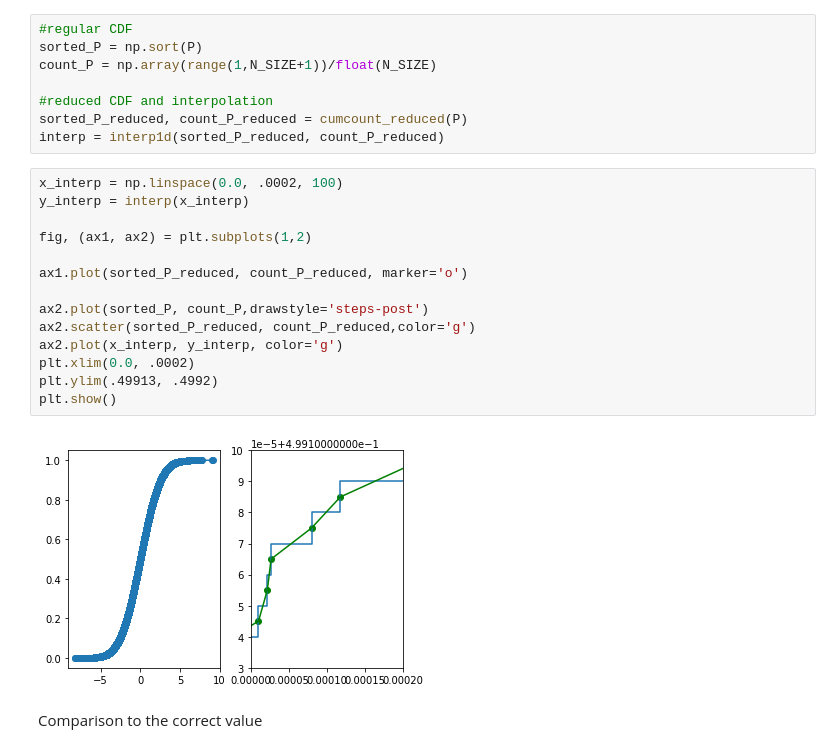
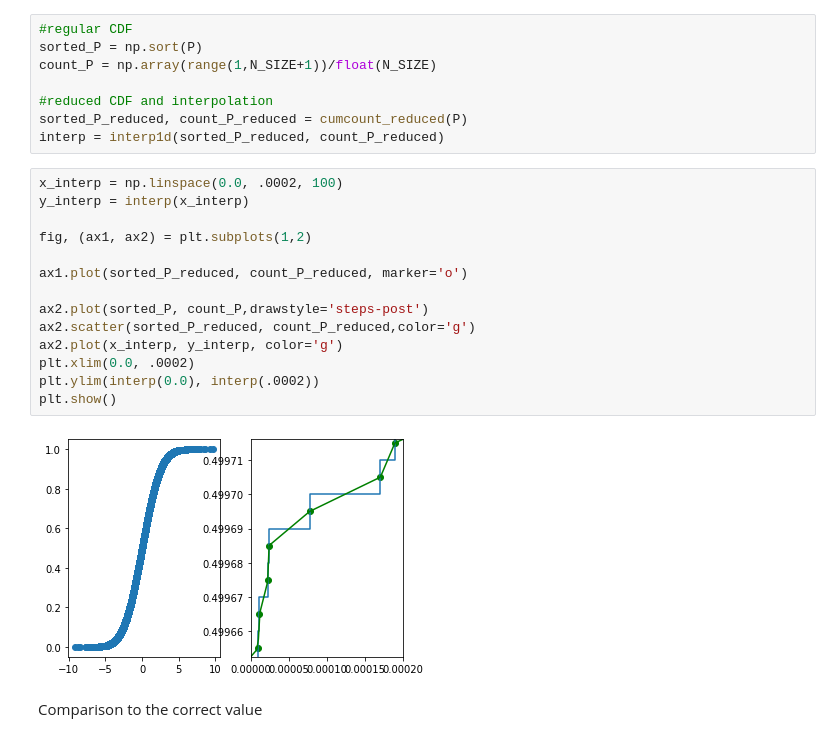
Before and after one commit to pedroharunari/KLD_estimation, a Jupyter notebook: kl_calculation.ipynb, the cells around one changed output. Saved outputs shown, nothing was run; the diff lists cells and outputs as text.

```diff
--- a/kl_calculation.ipynb
+++ b/kl_calculation.ipynb
@@ -85,19 +84,19 @@ interp = interp1d(sorted_P_reduced, count_P_reduced)
 # %%
 x_interp = np.linspace(0.0, .0002, 100)
 y_interp = interp(x_interp)
 
 fig, (ax1, ax2) = plt.subplots(1,2)
 
 ax1.plot(sorted_P_reduced, count_P_reduced, marker='o')
 
 ax2.plot(sorted_P, count_P,drawstyle='steps-post')
 ax2.scatter(sorted_P_reduced, count_P_reduced,color='g')
 ax2.plot(x_interp, y_interp, color='g')
 plt.xlim(0.0, .0002)
-plt.ylim(.49913, .4992)
+plt.ylim(interp(0.0), interp(.0002))
 plt.show()
 # %% [output]
-[figure, old version]
+[figure, new version]
 # %% [markdown]
 Comparison to the correct value
 # %%
```
Also changed, not shown: parts of 7 cells of this notebook.
